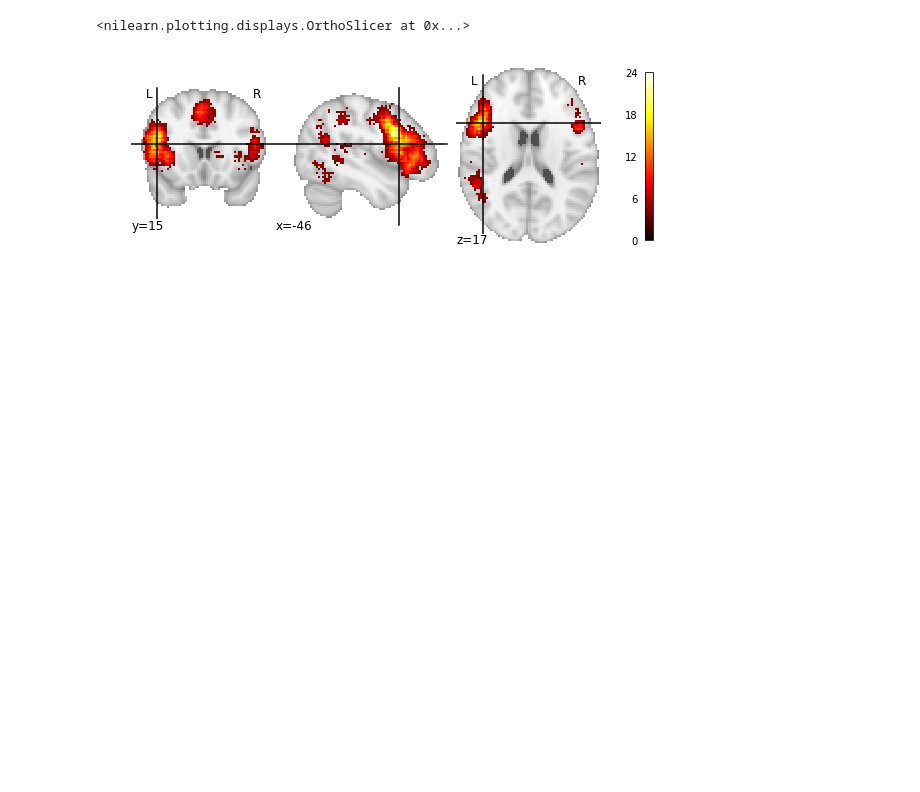
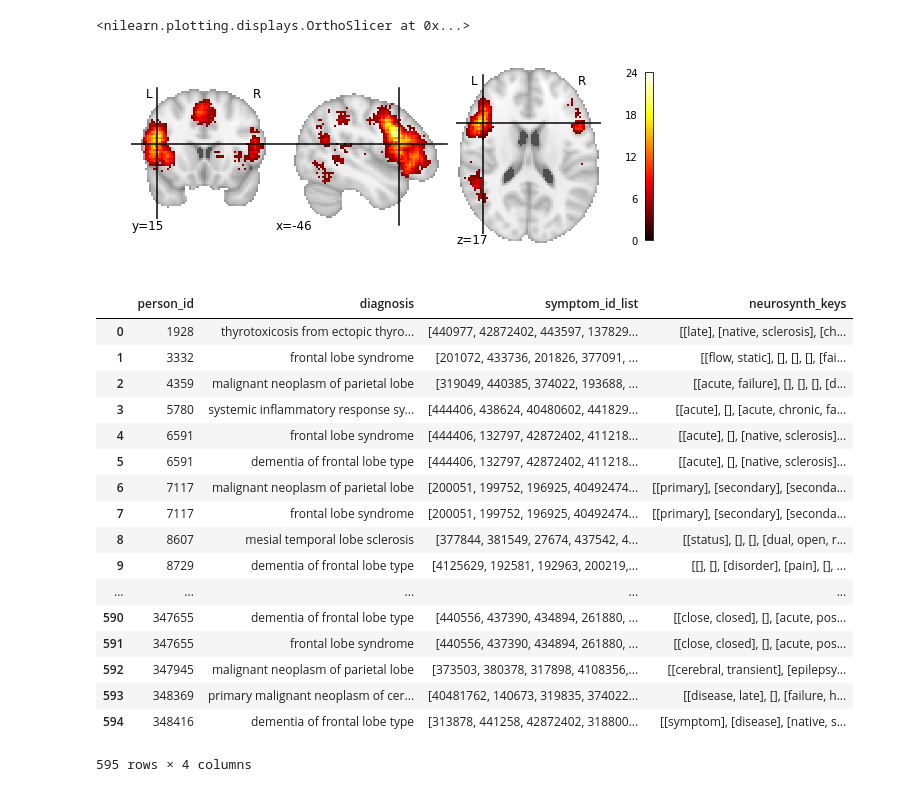
Before and after one commit to NCBI-Hackathons/clint, a Jupyter notebook: notebooks/queryNS_parseoutputs.py.ipynb, the cells around one changed output. Drawn from its saved outputs; the diff is of its cells as text; code cells hidden in the pictures; blank space fills up the shorter version.

```diff
--- a/notebooks/queryNS_parseoutputs.py.ipynb
+++ b/notebooks/queryNS_parseoutputs.py.ipynb
@@ -146,3 +147,6 @@ nlp.plot_stat_map(test_img)
 # %% [output]
 <nilearn.plotting.displays.OrthoSlicer at 0x...>
 [figure]
+# %%
+with open('/home/ubuntu/zehai/clint/notebooks/patient_symptoms_withID', 'rb') as f:
+    symptoms = pickle.load(f)
@@ -148,0 +156,21 @@ nlp.plot_stat_map(test_img)
+# %%
+symptoms
+# %% [output]
+|  | person_id | diagnosis | symptom_id_list | neurosynth_keys |
+| 0 | 1928 | thyrotoxicosis from ectopic thyro... | [440977, 42872402, 443597, 137829... | [[late], [native, sclerosis], [ch... |
+| 1 | 3332 | frontal lobe syndrome | [201072, 433736, 201826, 377091, ... | [[flow, static], [], [], [], [fai... |
+| 2 | 4359 | malignant neoplasm of parietal lobe | [319049, 440385, 374022, 193688, ... | [[acute, failure], [], [], [], [d... |
+| 3 | 5780 | systemic inflammatory response sy... | [444406, 438624, 40480602, 441829... | [[acute], [], [acute, chronic, fa... |
+| 4 | 6591 | frontal lobe syndrome | [444406, 132797, 42872402, 411218... | [[acute], [], [native, sclerosis]... |
+| 5 | 6591 | dementia of frontal lobe type | [444406, 132797, 42872402, 411218... | [[acute], [], [native, sclerosis]... |
+| 6 | 7117 | malignant neoplasm of parietal lobe | [200051, 199752, 196925, 40492474... | [[primary], [secondary], [seconda... |
+| 7 | 7117 | frontal lobe syndrome | [200051, 199752, 196925, 40492474... | [[primary], [secondary], [seconda... |
+| 8 | 8607 | mesial temporal lobe sclerosis | [377844, 381549, 27674, 437542, 4... | [[status], [], [], [dual, open, r... |
+| 9 | 8729 | dementia of frontal lobe type | [4125629, 192581, 192963, 200219,... | [[], [], [disorder], [pain], [], ... |
+| ... | ... | ... | ... | ... |
+| 590 | 347655 | dementia of frontal lobe type | [440556, 437390, 434894, 261880, ... | [[close, closed], [], [acute, pos... |
+| 591 | 347655 | frontal lobe syndrome | [440556, 437390, 434894, 261880, ... | [[close, closed], [], [acute, pos... |
+| 592 | 347945 | malignant neoplasm of parietal lobe | [373503, 380378, 317898, 4108356,... | [[cerebral, transient], [epilepsy... |
+| 593 | 348369 | primary malignant neoplasm of cer... | [40481762, 140673, 319835, 374022... | [[disease, late], [], [failure, h... |
+| 594 | 348416 | dementia of frontal lobe type | [313878, 441258, 42872402, 318800... | [[symptom], [disease], [native, s... |
+595 rows × 4 columns
```
Also changed, not shown: parts of 10 cells of this notebook, 1 other file.
